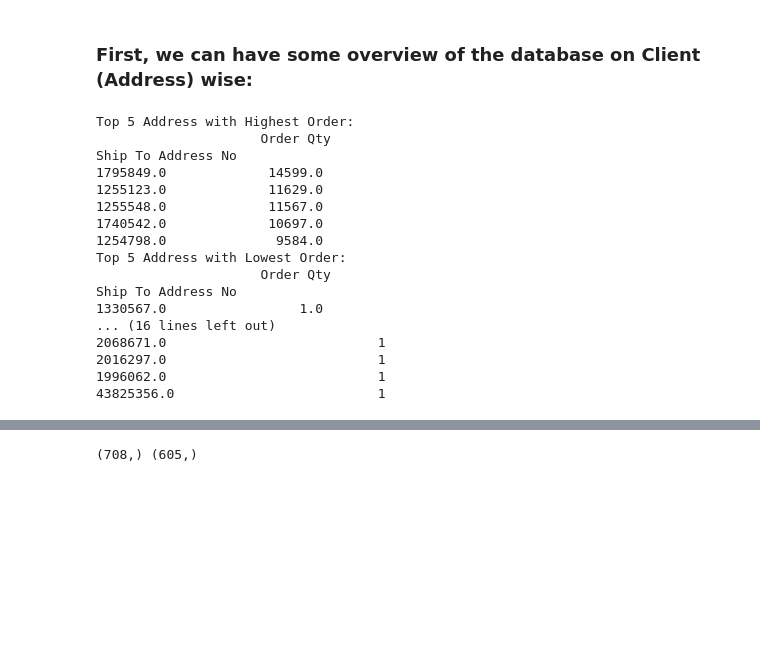
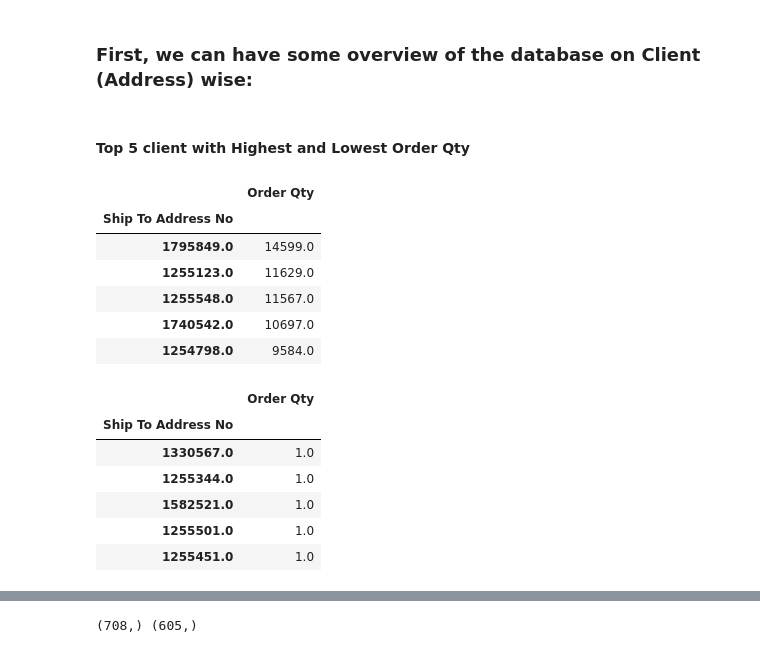
Before and after one commit to dangnguyenhoang/House_pricing_KC, a Jupyter notebook: CEL_/CEL.ipynb, the cells around one changed output, grey strips where cells are left out. Saved outputs shown, nothing was run; the diff lists cells and outputs as text; code cells hidden in the pictures; blank space fills up the shorter version.

```diff
--- a/CEL_/CEL.ipynb
+++ b/CEL_/CEL.ipynb
@@ -451,26 +439,23 @@ plt.show()
 # ABC Classification base on Client (Address):
 # %% [markdown]
 ### First, we can have some overview of the database on Client (Address) wise:
+# %% [markdown]
+#### Top 5 client with Highest and Lowest Order Qty
 # %%
-print('Top 5 Address with Highest Order: \n',Sales_Df[['Ship To Address No','Order Qty']].groupby('Ship To Address No').sum().sort_values(by='Order Qty',ascending=False).head(5))
-print('Top 5 Address with Lowest Order: \n',Sales_Df[['Ship To Address No','Order Qty']].groupby('Ship To Address No').sum().sort_values(by='Order Qty',ascending=False).tail(5))
-print('Top 5 Address with Highest Canceled: \n',Canceled_Df[['Ship To Address No','Quantity Canceled']].groupby('Ship To Address No').sum().sort_values(by='Quantity Canceled',ascending=False).head(5))
-print('Top 5 Address with Lowest Canceled: \n',Canceled_Df[['Ship To Address No','Quantity Canceled']].groupby('Ship To Address No').sum().sort_values(by='Quantity Canceled',ascending=False).tail(5))
+display(Sales_Df[['Ship To Address No','Order Qty']].groupby('Ship To Address No').sum().sort_values(by='Order Qty',ascending=False).head(5))
+display(Sales_Df[['Ship To Address No','Order Qty']].groupby('Ship To Address No').sum().sort_values(by='Order Qty',ascending=False).tail(5))
 # %% [output]
-Top 5 Address with Highest Order:
-                     Order Qty
-Ship To Address No
-1795849.0             14599.0
-1255123.0             11629.0
-1255548.0             11567.0
-1740542.0             10697.0
-1254798.0              9584.0
-Top 5 Address with Lowest Order:
-                     Order Qty
-Ship To Address No
-1330567.0                 1.0
-... (16 lines left out)
-2068671.0                           1
-2016297.0                           1
-1996062.0                           1
-43825356.0                          1
+|  | Order Qty |
+| Ship To Address No |  |
+| 1795849.0 | 14599.0 |
+| 1255123.0 | 11629.0 |
+| 1255548.0 | 11567.0 |
+| 1740542.0 | 10697.0 |
+| 1254798.0 | 9584.0 |
+|  | Order Qty |
+| Ship To Address No |  |
+| 1330567.0 | 1.0 |
+| 1255344.0 | 1.0 |
+| 1582521.0 | 1.0 |
+| 1255501.0 | 1.0 |
+| 1255451.0 | 1.0 |
```
Also changed, not shown: parts of 13 cells of this notebook.
